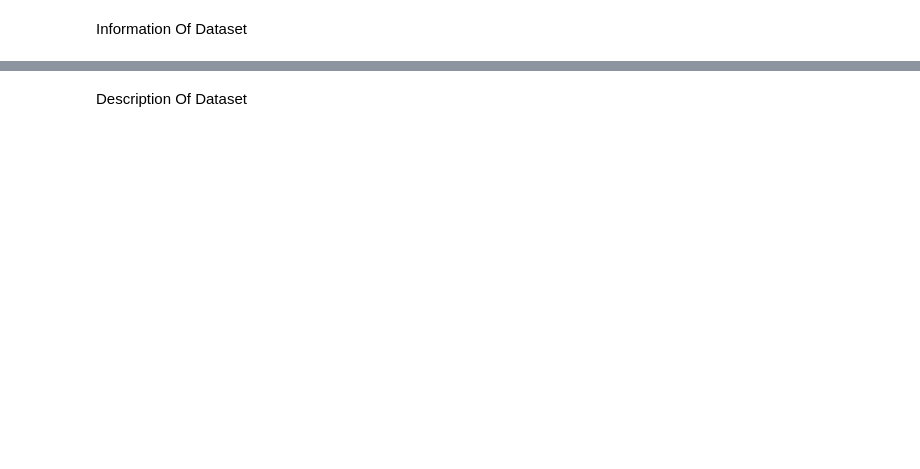
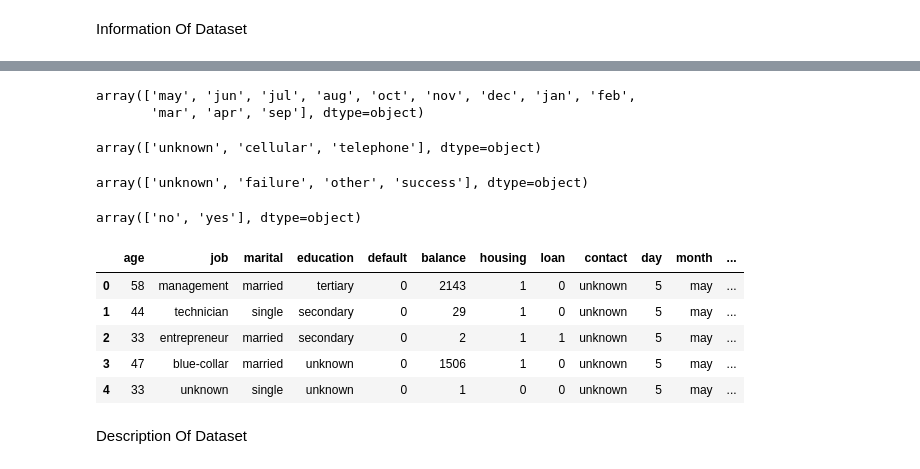
Before and after one commit to abhaysen07/BANK-MARKETING-INTELLIGENCE-PLATFORM, a Jupyter notebook: ml/notebooks/original_analysis.ipynb, the cells around one changed output, grey strips where cells are left out. Saved outputs shown, nothing was run; the diff lists cells and outputs as text; code cells hidden in the pictures; blank space fills up the shorter version.

```diff
--- a/ml/notebooks/original_analysis.ipynb
+++ b/ml/notebooks/original_analysis.ipynb
@@ -71,0 +145,31 @@ memory usage: 5.2 MB
+# %%
+data.month.unique()
+# %% [output]
+array(['may', 'jun', 'jul', 'aug', 'oct', 'nov', 'dec', 'jan', 'feb',
+       'mar', 'apr', 'sep'], dtype=object)
+# %%
+data.contact.unique()
+# %% [output]
+array(['unknown', 'cellular', 'telephone'], dtype=object)
+# %%
+data.poutcome.unique()
+# %% [output]
+array(['unknown', 'failure', 'other', 'success'], dtype=object)
+# %%
+data.y.unique()
+# %% [output]
+array(['no', 'yes'], dtype=object)
+# %%
+binary_cols = ["default", "housing", "loan", "y"]
+
+for col in binary_cols:
+    data[col] = data[col].map({"yes": 1, "no": 0})
+# %%
+data.head()
+# %% [output]
+|  | age | job | marital | education | default | balance | housing | loan | contact | day | month | ... |
+| 0 | 58 | management | married | tertiary | 0 | 2143 | 1 | 0 | unknown | 5 | may | ... |
+| 1 | 44 | technician | single | secondary | 0 | 29 | 1 | 0 | unknown | 5 | may | ... |
+| 2 | 33 | entrepreneur | married | secondary | 0 | 2 | 1 | 1 | unknown | 5 | may | ... |
+| 3 | 47 | blue-collar | married | unknown | 0 | 1506 | 1 | 0 | unknown | 5 | may | ... |
+| 4 | 33 | unknown | single | unknown | 0 | 1 | 0 | 0 | unknown | 5 | may | ... |
```
Also changed, not shown: parts of 15 cells of this notebook, 1 other file.
